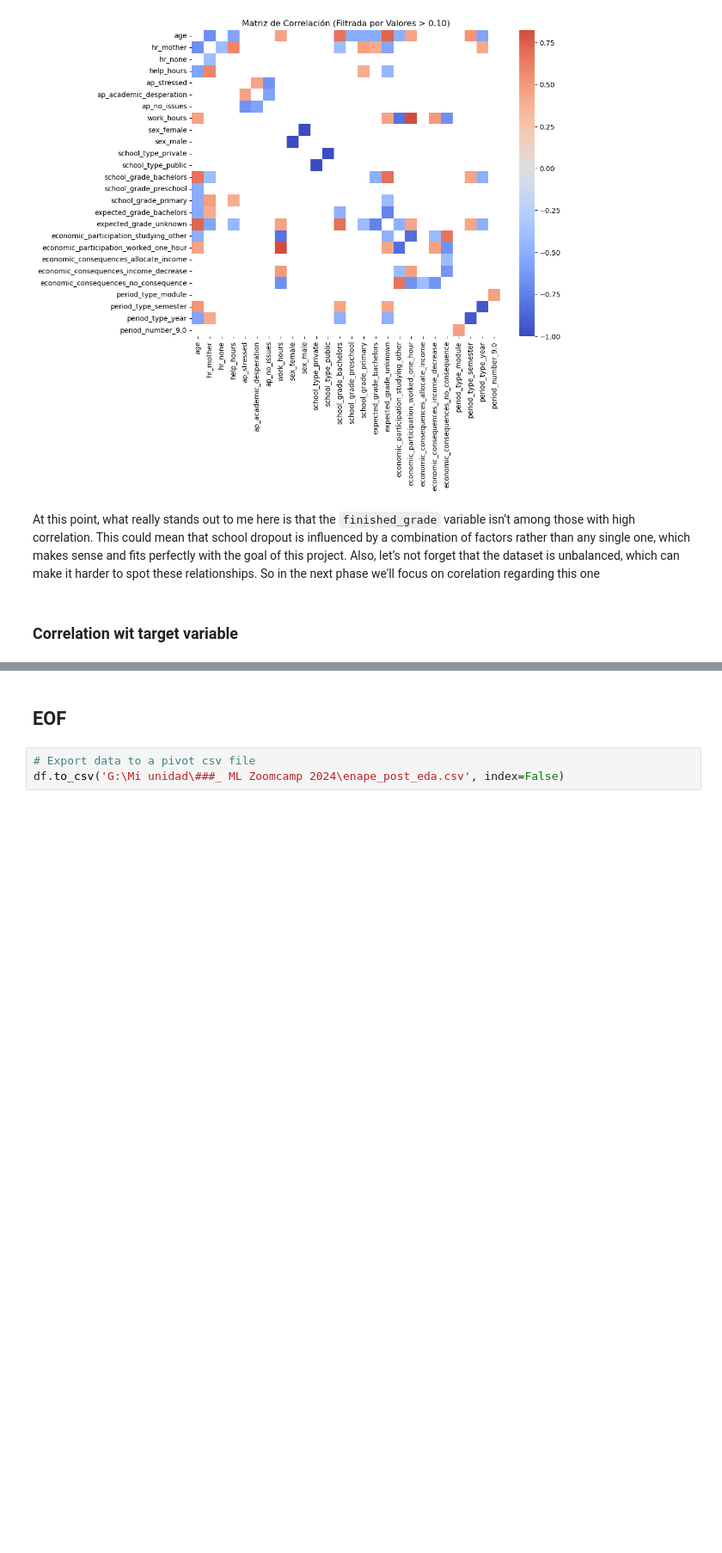
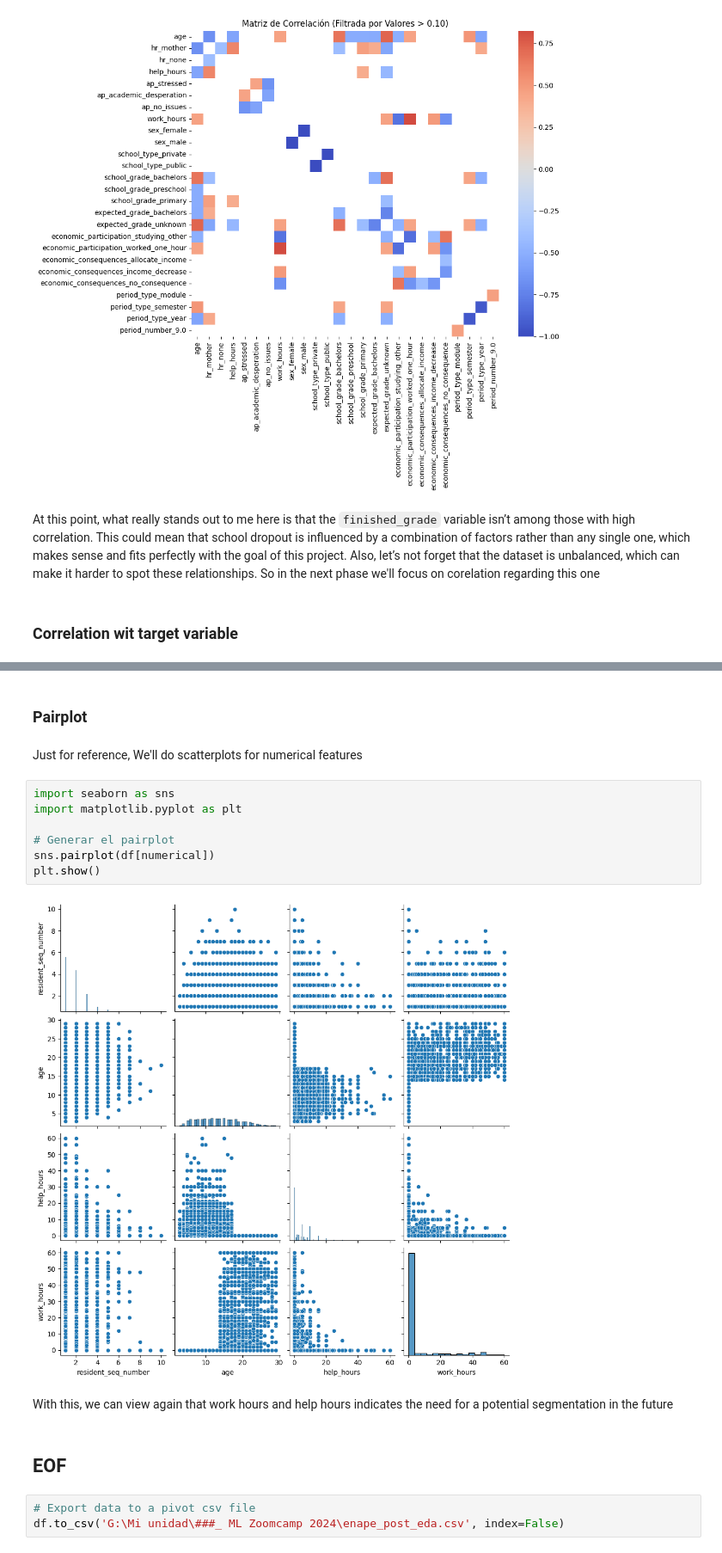
Before and after one commit to Maxkaizo/---_-ML-Zoomcamp-2024, a Jupyter notebook: eda.ipynb, the cells around one changed output, grey strips where cells are left out. Shown at 86% size. Saved outputs shown, nothing was run; the diff lists cells and outputs as text; blank space fills up the shorter version.

```diff
--- a/eda.ipynb
+++ b/eda.ipynb
@@ -645,3 +680,18 @@ The variable `em_hw_projects` shows the highest positive correlation, indicating
+# %% [markdown]
+### Pairplot
+# %% [markdown]
+Just for reference, We'll do scatterplots for numerical features
+# %%
+import seaborn as sns
+import matplotlib.pyplot as plt
+
+# Generar el pairplot
+sns.pairplot(df[numerical])
+plt.show()
+# %% [output]
+[figure, added]
+# %% [markdown]
+With this, we can view again that work hours and help hours indicates the need for a potential segmentation in the future
 # %% [markdown]
 ## EOF
 # %%
```
Also changed, not shown: parts of 15 cells of this notebook.
